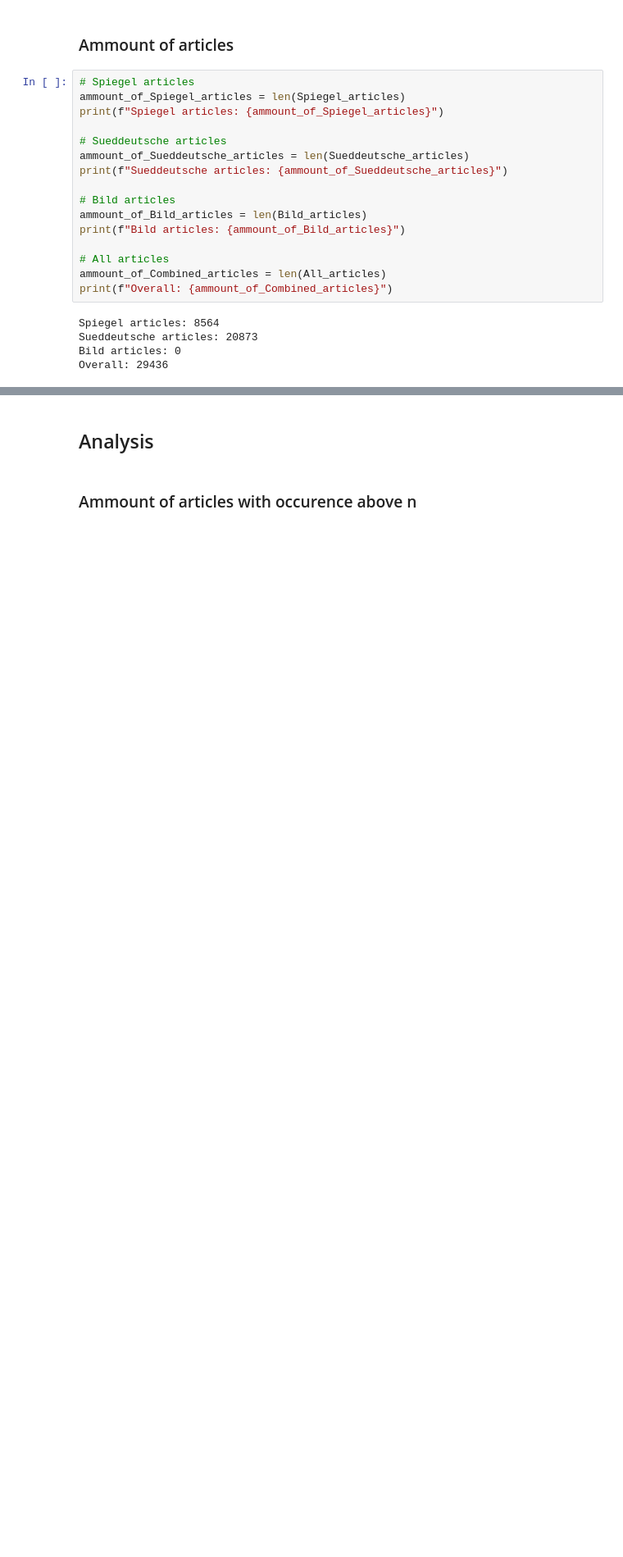
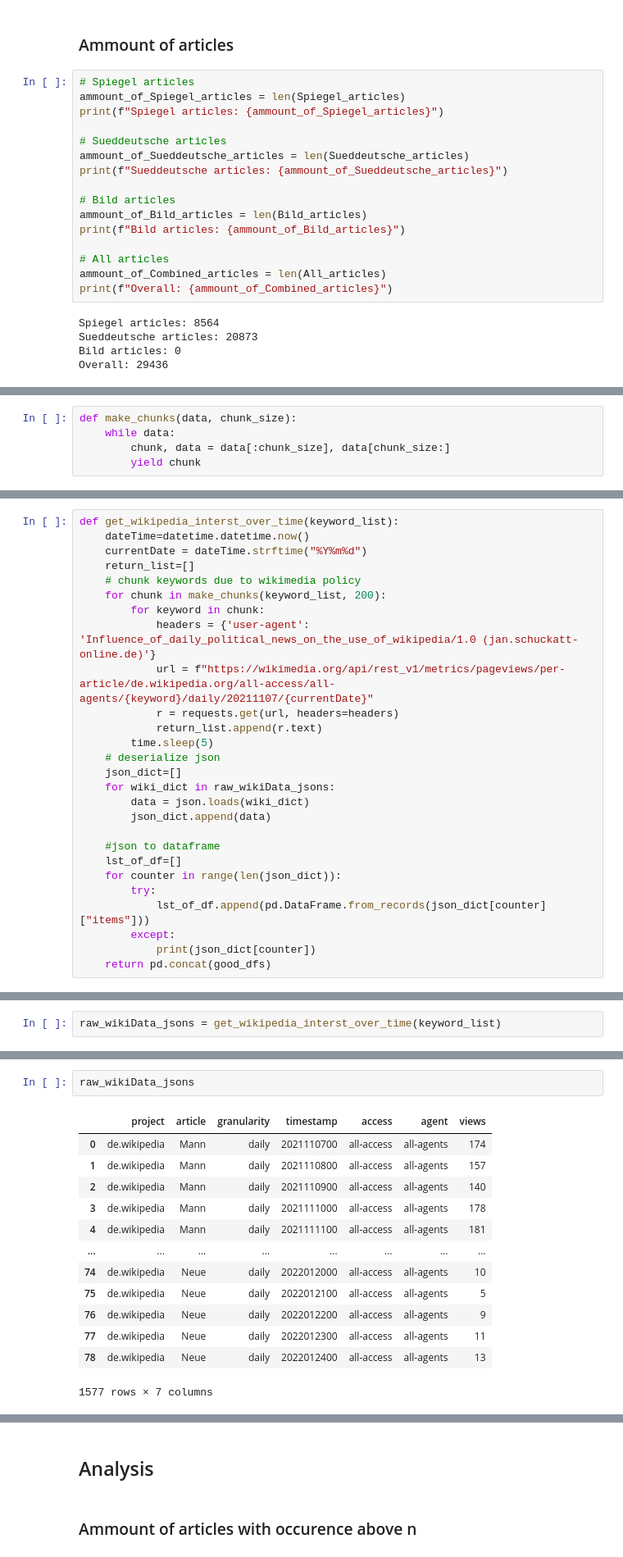
Before and after one commit to JanSchuck/Bachelorthesis, a Jupyter notebook: Analysis/Analysis.ipynb, the cells around one changed output, grey strips where cells are left out. Shown: that part at 82% size. Saved outputs shown, nothing was run; the diff lists cells and outputs as text; blank space fills up the shorter version.

```diff
--- a/Analysis/Analysis.ipynb
+++ b/Analysis/Analysis.ipynb
@@ -260,0 +171,5 @@ All_articles=All_articles[~All_articles.tokenized_titles.isin(uninteresting_titl
+# %%
+def make_chunks(data, chunk_size):
+    while data:
+        chunk, data = data[:chunk_size], data[chunk_size:]
+        yield chunk
@@ -260,0 +219,27 @@ All_articles=All_articles[~All_articles.tokenized_titles.isin(uninteresting_titl
+# %%
+def get_wikipedia_interst_over_time(keyword_list):
+    dateTime=datetime.datetime.now()
+    currentDate = dateTime.strftime("%Y%m%d")
+    return_list=[]
+    # chunk keywords due to wikimedia policy
+    for chunk in make_chunks(keyword_list, 200):
+        for keyword in chunk:
+            headers = {'user-agent': 'Influence_of_daily_political_news_on_the_use_of_wikipedia/1.0 (jan.schuckatt-online.de)'}
+            url = f"https://wikimedia.org/api/rest_v1/metrics/pageviews/per-article/de.wikipedia.org/all-access/all-agents/{keyword}/daily/20211107/{currentDate}"
+            r = requests.get(url, headers=headers)
+            return_list.append(r.text)
+        time.sleep(5)
+    # deserialize json
+    json_dict=[]
+    for wiki_dict in raw_wikiData_jsons:
+        data = json.loads(wiki_dict)
+        json_dict.append(data)
+
+    #json to dataframe
+    lst_of_df=[]
+    for counter in range(len(json_dict)):
+        try:
+            lst_of_df.append(pd.DataFrame.from_records(json_dict[counter]["items"]))
+        except:
+            print(json_dict[counter])
+    return pd.concat(good_dfs)
@@ -260,0 +261,2 @@ All_articles=All_articles[~All_articles.tokenized_titles.isin(uninteresting_titl
+# %%
+raw_wikiData_jsons = get_wikipedia_interst_over_time(keyword_list)
@@ -260,0 +265,16 @@ All_articles=All_articles[~All_articles.tokenized_titles.isin(uninteresting_titl
+# %%
+raw_wikiData_jsons
+# %% [output]
+|  | project | article | granularity | timestamp | access | agent | views |
+| 0 | de.wikipedia | Mann | daily | 2021110700 | all-access | all-agents | 174 |
+| 1 | de.wikipedia | Mann | daily | 2021110800 | all-access | all-agents | 157 |
+| 2 | de.wikipedia | Mann | daily | 2021110900 | all-access | all-agents | 140 |
+| 3 | de.wikipedia | Mann | daily | 2021111000 | all-access | all-agents | 178 |
+| 4 | de.wikipedia | Mann | daily | 2021111100 | all-access | all-agents | 181 |
+| ... | ... | ... | ... | ... | ... | ... | ... |
+| 74 | de.wikipedia | Neue | daily | 2022012000 | all-access | all-agents | 10 |
+| 75 | de.wikipedia | Neue | daily | 2022012100 | all-access | all-agents | 5 |
+| 76 | de.wikipedia | Neue | daily | 2022012200 | all-access | all-agents | 9 |
+| 77 | de.wikipedia | Neue | daily | 2022012300 | all-access | all-agents | 11 |
+| 78 | de.wikipedia | Neue | daily | 2022012400 | all-access | all-agents | 13 |
+1577 rows × 7 columns
```
Also changed, not shown: parts of 30 cells of this notebook.
